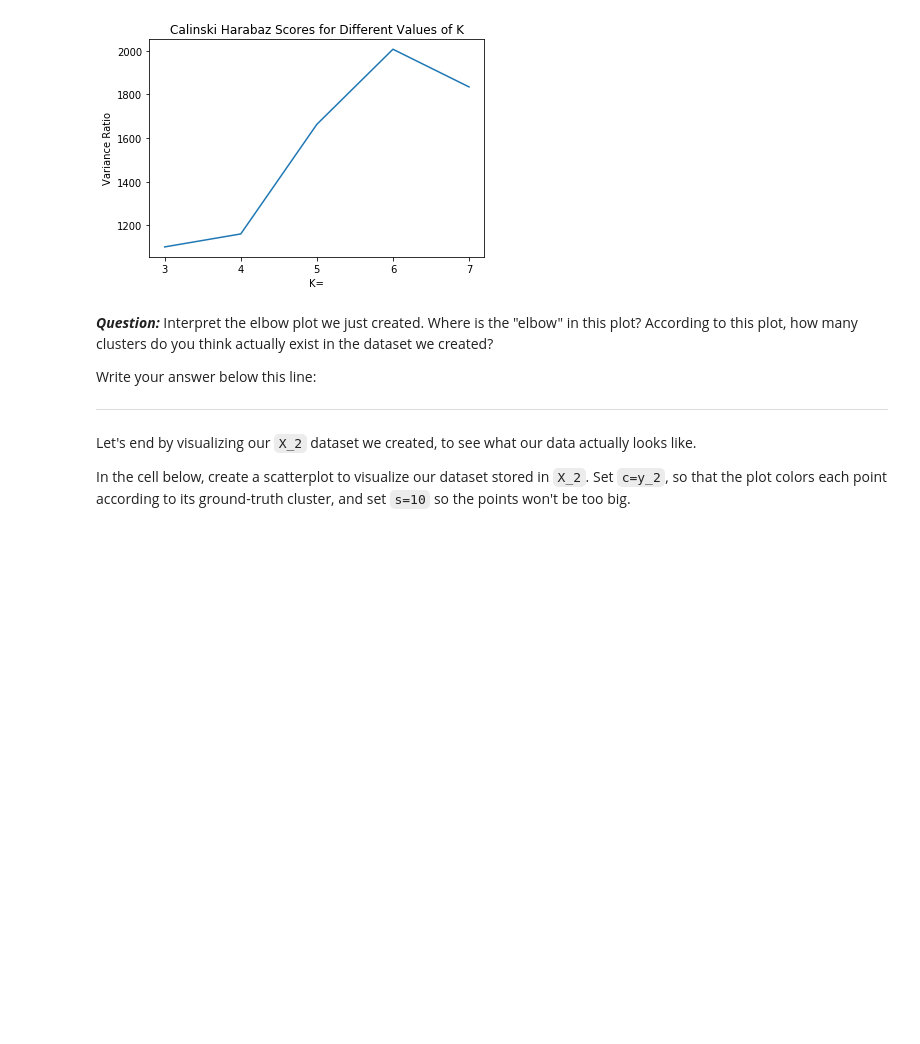
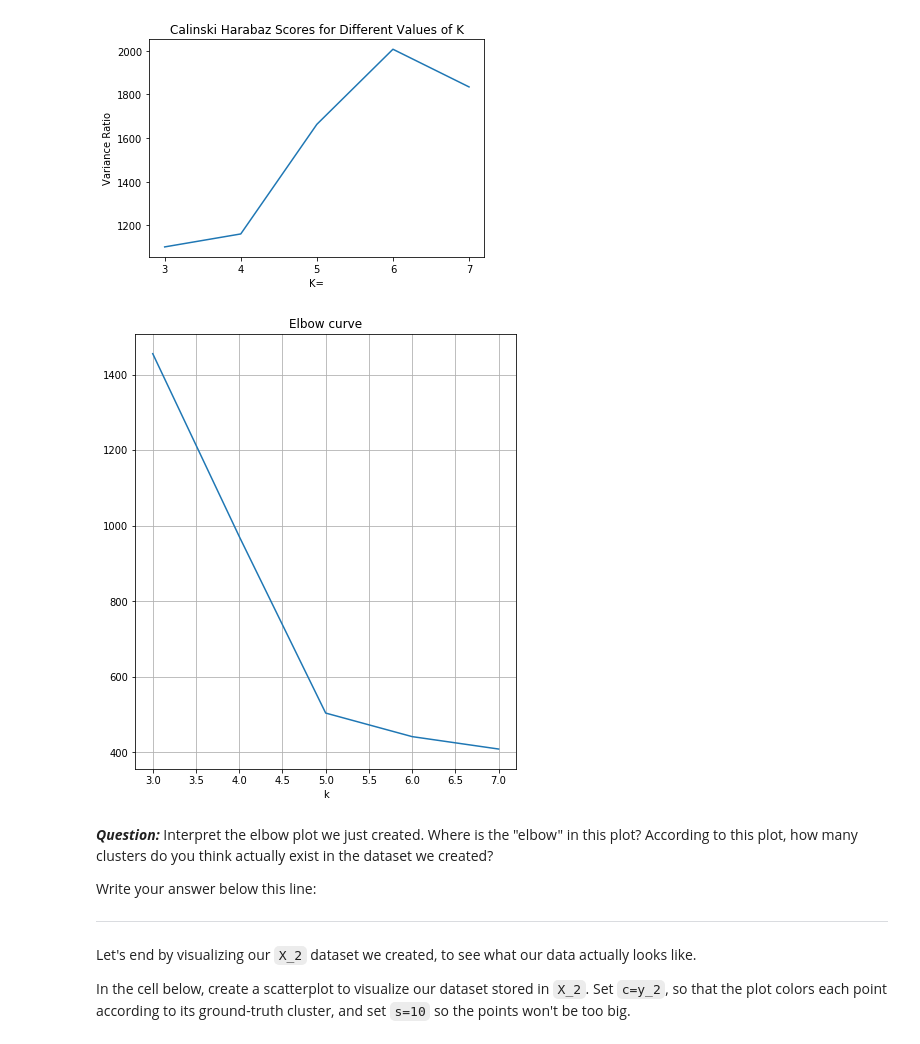
Before and after one commit to as6140/dsc-3-35-04-k-means-clustering-lab-seattle-ds-career-040119, a Jupyter notebook: index.ipynb, the cells around one changed output. Cells and saved outputs as stored; diff of their text form; code cells hidden in the pictures; blank space fills up the shorter version.

```diff
--- a/index.ipynb
+++ b/index.ipynb
@@ -224,18 +224,20 @@ plt.show()
 # %%
 distorsions = []
 
 # Calculate SSE for different K
-for k in range(3, 7):
+for k in range(3, 8):
     kmeans = KMeans(n_clusters=k, random_state=1)
     kmeans.fit(X)
     distorsions.append(kmeans.inertia_)
 
 # Plot values of SSE
 plt.figure(figsize=(15,8))
 plt.subplot(121, title='Elbow curve')
 plt.xlabel('k')
-plt.plot(range(3, 7), distorsions)
+plt.plot(range(3, 8), distorsions)
 plt.grid(True)
+# %% [output]
+[figure, added]
 # %% [markdown]
 **_Question:_**  Interpret the elbow plot we just created. Where is the "elbow" in this plot? According to this plot, how many clusters do you think actually exist in the dataset we created?
 
```
